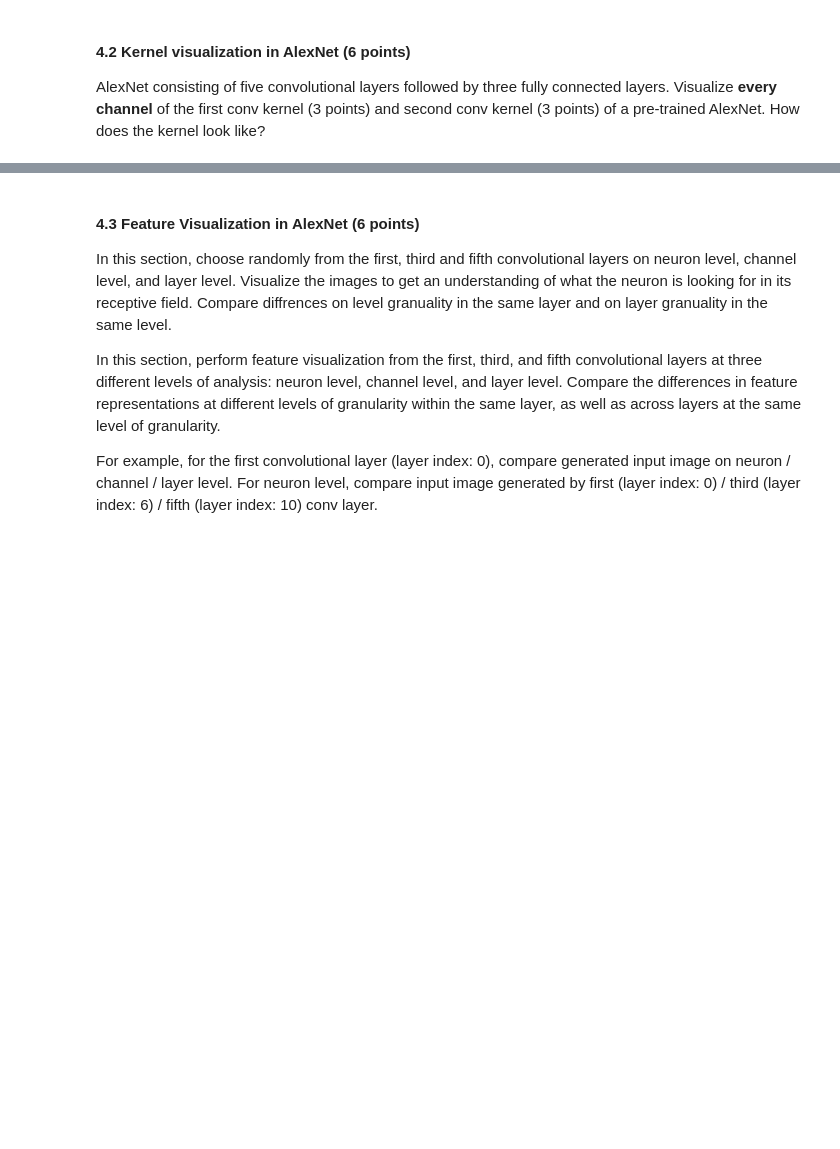
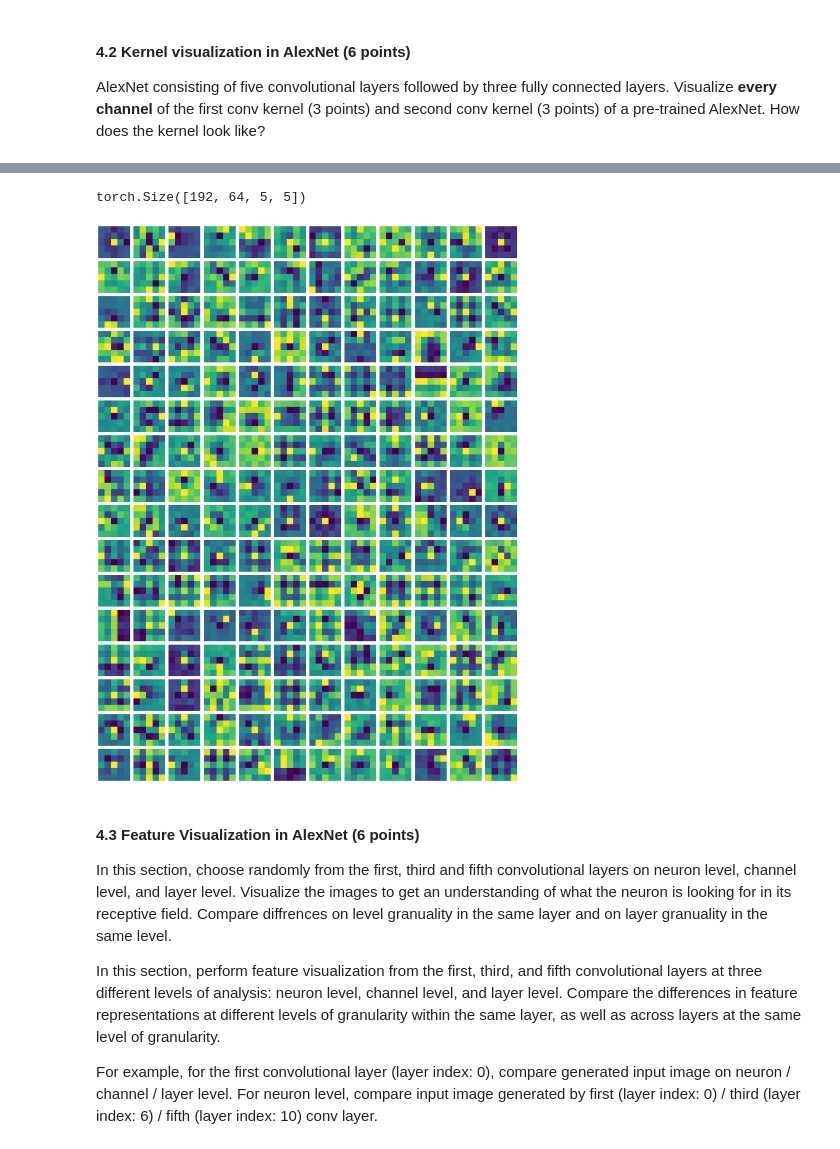
Before and after one commit to tpeat/snn-experiments, a Jupyter notebook: lab2/CSE8803_BMI_Lab2_Tutorial.ipynb, the cells around one changed output, grey strips where cells are left out. Saved outputs shown, nothing was run; the diff lists cells and outputs as text; code cells hidden in the pictures; blank space fills up the shorter version.

```diff
--- a/lab2/CSE8803_BMI_Lab2_Tutorial.ipynb
+++ b/lab2/CSE8803_BMI_Lab2_Tutorial.ipynb
@@ -1126,3 +1249,21 @@ Sequential(
+# %%
+print(kernel_conv2_weight.shape) # [192, 64, 5, 5]
+
+fig, axes = plt.subplots(16, 12, figsize=(12 * 2, 16 * 2))
+
+for i, ax in enumerate(axes.flat):
+    kernel = kernel_conv2_weight[i]
+    kernel = torch.mean(kernel, dim=0) # [1, 5, 5]
+    kernel = normalize_kernel(kernel)
+    # kernel = kernel.permute(1, 2, 0)
+    ax.imshow(kernel)
+    ax.axis('off')
+
+plt.subplots_adjust(wspace=0.1, hspace=0.1)
+plt.savefig('kernel2.png')
+# %% [output]
+torch.Size([192, 64, 5, 5])
+[figure, added]
 # %% [markdown]
 #### 4.3 Feature Visualization in AlexNet (6 points)
 
```
Also changed, not shown: parts of 34 cells of this notebook.
